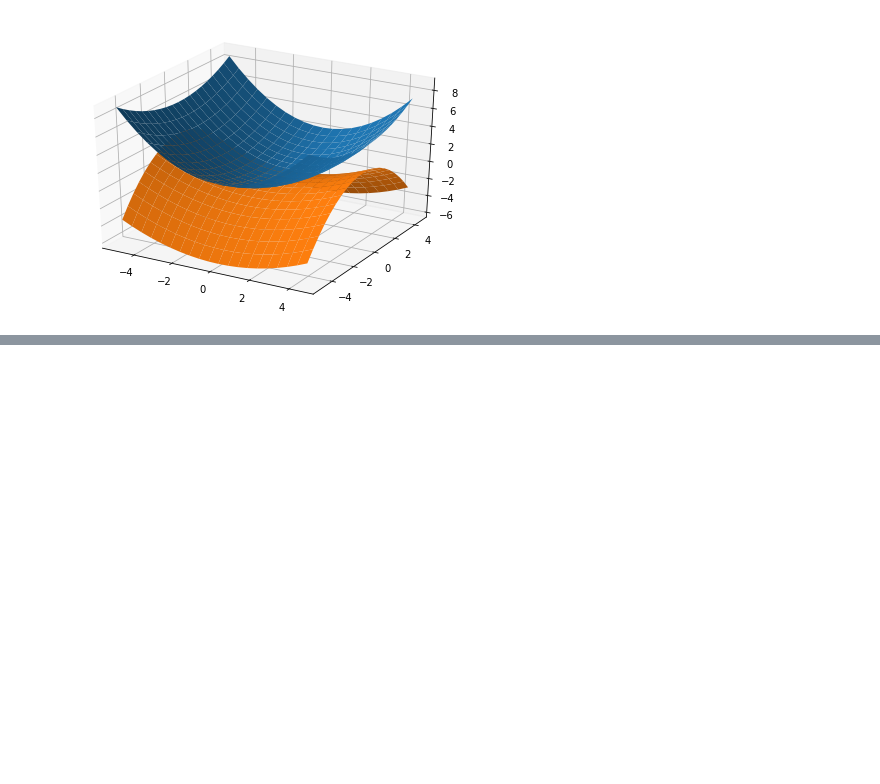
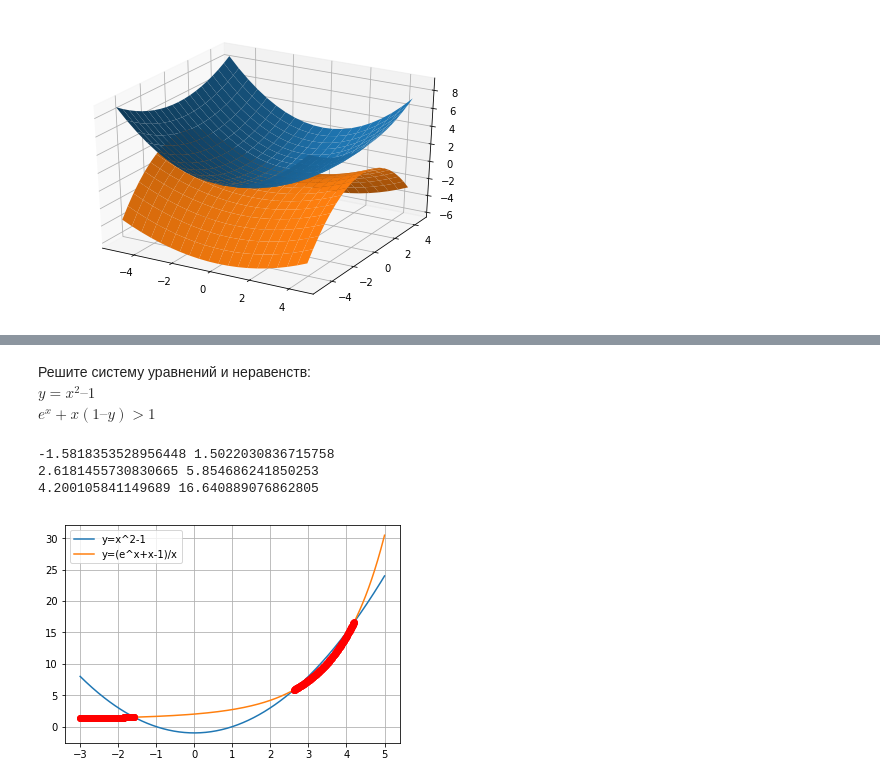
Before and after one commit to meFargot/gu-math, a Jupyter notebook: homework_01.ipynb, the cells around one changed output, grey strips where cells are left out. Cells and saved outputs as stored; diff of their text form; code cells hidden in the pictures; blank space fills up the shorter version.

```diff
--- a/homework_01.ipynb
+++ b/homework_01.ipynb
@@ -183,0 +299,35 @@ show()
+# %% [markdown]
+Решите систему уравнений и неравенств:
+$y = x^2 – 1$
+$e^x + x(1 – y) > 1$
+# %%
+def equations(p):
+    x, y = p
+    return (y - x**2 + 1, exp(x) + x * (1 - y) - 1)
+
+x1, y1 = fsolve(equations, (-1, 0))
+x2, y2 = fsolve(equations, (2, 5))
+x3, y3 = fsolve(equations, (4, 15))
+
+print(x1, y1)
+print(x2, y2)
+print(x3, y3)
+
+x = np.linspace(-3, 5, 401)
+plt.plot(x, (x**2-1), label='y=x^2-1')
+plt.plot(x, ((exp(x) + x - 1)/x), label='y=(e^x+x-1)/x')
+
+x_ = np.linspace(-3, x1, 201)
+plt.plot(x_, ((exp(x_) + x_ - 1) / x_), 'o', color='red')
+
+x_ = np.linspace(x2, x3, 201)
+plt.plot(x_, ((exp(x_) + x_ - 1) / x_), 'o', color='red')
+
+plt.grid()
+
+plt.legend();
+# %% [output]
+-1.5818353528956448 1.5022030836715758
+2.6181455730830665 5.854686241850253
+4.200105841149689 16.640889076862805
+[figure, added]
```
Also changed, not shown: parts of 12 cells of this notebook.
